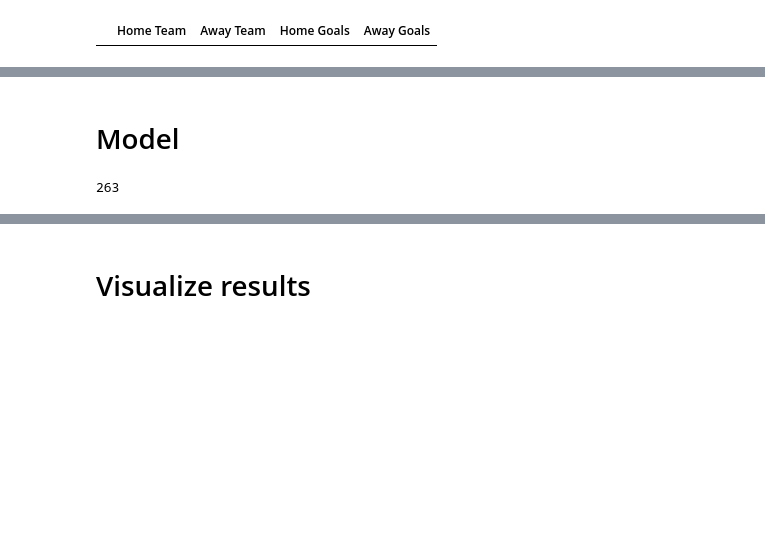
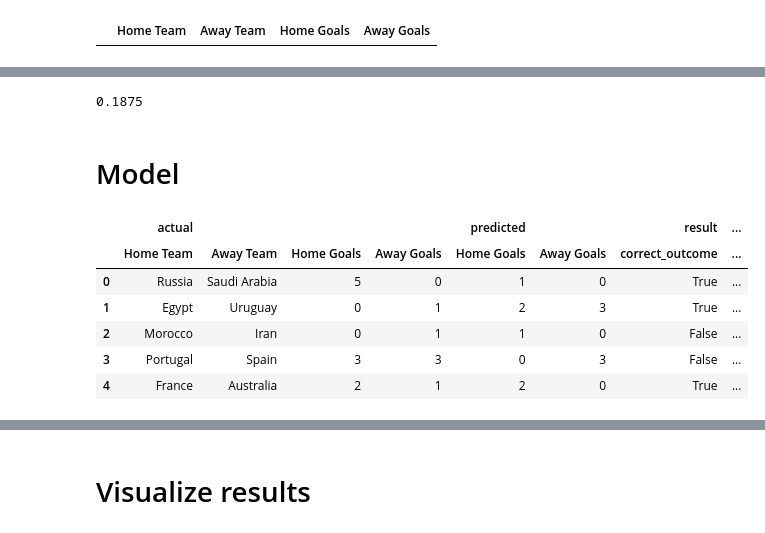
Before and after one commit to samuelsinayoko/worldcup, a Jupyter notebook: worldcup.ipynb, the cells around one changed output, grey strips where cells are left out. Drawn from its saved outputs; the diff is of its cells as text; code cells hidden in the pictures; blank space fills up the shorter version.

```diff
--- a/worldcup.ipynb
+++ b/worldcup.ipynb
@@ -335,2 +339,6 @@ prediction_score(predicted_results)
+# %%
+np.mean(outcome(actual_results) == 0)
+# %% [output]
+0.1875
 # %% [markdown]
 # Model
@@ -371,5 +393,11 @@ def simu(model, n=30):
     return np.array([model() for _ in range(n)])
-# %%
-model2()
-# %% [output]
-263
+# %%
+model1(False).head()
+# %% [output]
+|  | actual |  |  |  | predicted |  | result | ... |
+|  | Home Team | Away Team | Home Goals | Away Goals | Home Goals | Away Goals | correct_outcome | ... |
+| 0 | Russia | Saudi Arabia | 5 | 0 | 1 | 0 | True | ... |
+| 1 | Egypt | Uruguay | 0 | 1 | 2 | 3 | True | ... |
+| 2 | Morocco | Iran | 0 | 1 | 1 | 0 | False | ... |
+| 3 | Portugal | Spain | 3 | 3 | 0 | 3 | False | ... |
+| 4 | France | Australia | 2 | 1 | 2 | 0 | True | ... |
```
Also changed, not shown: parts of 18 cells of this notebook.
